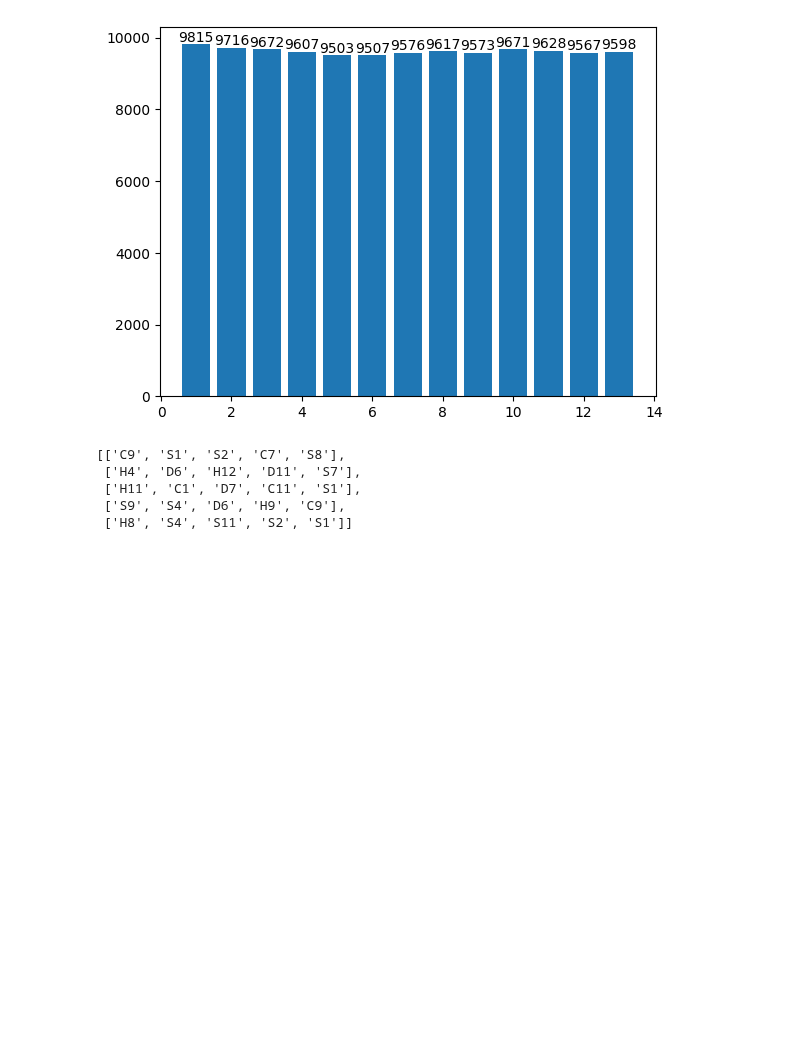
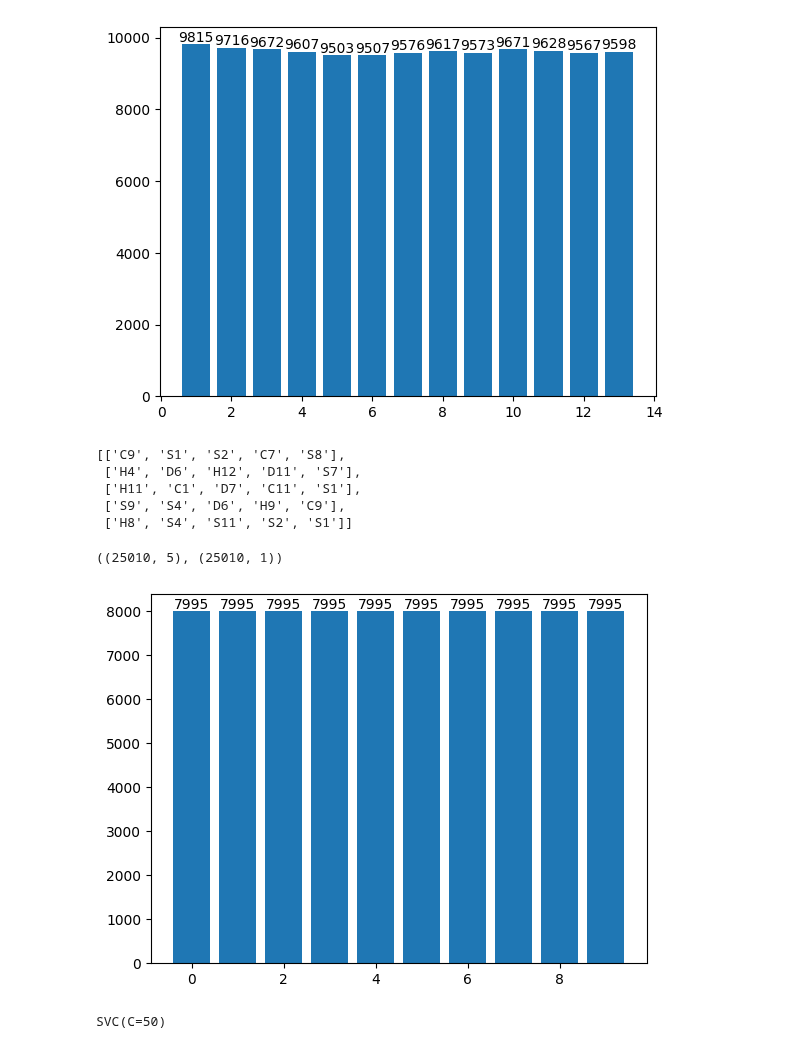
Before and after one commit to EvoDmiK/TIL, a Jupyter notebook: python-study/DataAnalysis/kaggle/Pocker.ipynb, the cells around one changed output. Cells and saved outputs as stored; diff of their text form; code cells hidden in the pictures; blank space fills up the shorter version.

Commit message:
['23.04.28][FEAT] 불균형 데이터를 위한 SMOTE와 Bayesian Optimization을 이용한 분류 모델 학습
성능은 좋지 못함.

```diff
--- a/python-study/DataAnalysis/kaggle/Pocker.ipynb
+++ b/python-study/DataAnalysis/kaggle/Pocker.ipynb
@@ -39,6 +41,8 @@ for k, v in label_count.items():
             )
 # %% [output]
 [figure]
+# %%
+label = label.to_numpy()
 # %%
 sum_suits = sum([datas.value_counts(f'S{idx}') for idx in range(1, 6)])
 sum_ranks = sum([datas.value_counts(f'C{idx}') for idx in range(1, 6)])
@@ -91,3 +95,33 @@ encoder.fit(new_data)
 
 encoded = encoder.transform(new_data)
 encoded = encoded.reshape(-1, 5)
+
+encoded.shape, label.shape
+# %% [output]
+((25010, 5), (25010, 1))
+# %%
+train_x, test_x, train_y, test_y = train_test_split(encoded, label, test_size = 0.2, shuffle = True,
+                                                    random_state = 42, stratify = label)
+
+train_x,  val_x, train_y,  val_y = train_test_split(train_x, train_y, test_size = 0.2,
+                                                    random_state = 42, stratify = train_y)
+# %%
+sampler      = SMOTE(random_state = 42, k_neighbors = 2)
+smo_x, smo_y = sampler.fit_resample(train_x, train_y)
+
+label_cnt = Counter(smo_y.tolist())
+plt.bar(label_cnt.keys(), label_cnt.values())
+
+for k, v in label_cnt.items():
+
+    plt.text(k, v, v,
+             verticalalignment   = 'bottom',
+             horizontalalignment = 'center'
+            )
+# %% [output]
+[figure, added]
+# %%
+clf = SVC(C = 50)
+clf.fit(smo_x, smo_y)
+# %% [output]
+SVC(C=50)
```
Also changed, not shown: parts of 11 cells of this notebook.
